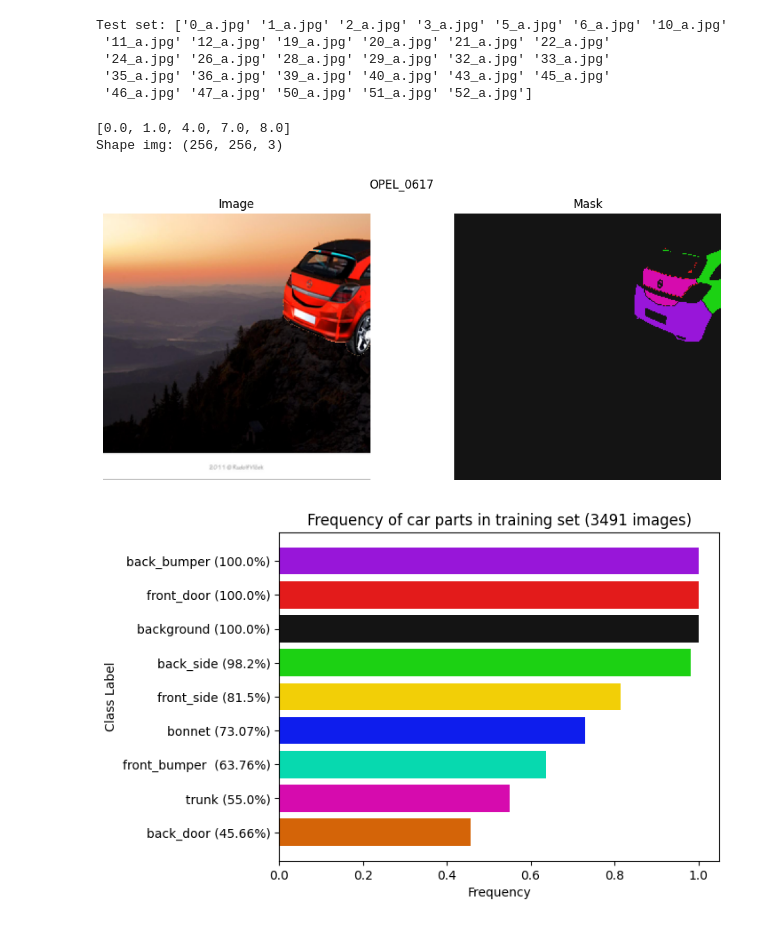
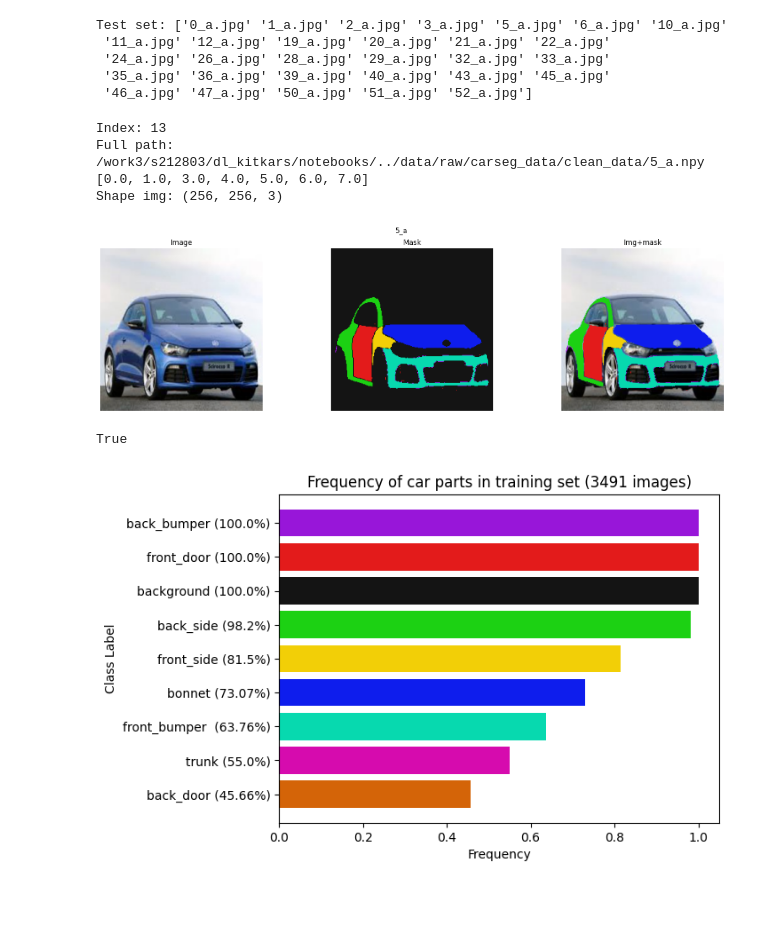
Before and after one commit to LaurineDargaud/dl_kitkars, a Jupyter notebook: notebooks/exploring_clean_data.ipynb, the cells around one changed output. Drawn from its saved outputs; the diff is of its cells as text; code cells hidden in the pictures; blank space fills up the shorter version.

Commit message:
infer prediction in notebook from model

```diff
--- a/notebooks/exploring_clean_data.ipynb
+++ b/notebooks/exploring_clean_data.ipynb
@@ -54,35 +54,60 @@ train_files = np.array(all_files)[np.array([not s in test_stems for s in all_ste
 # %%
 # see a random picture
 
-files_to_consider, paths_to_consider = train_files, train_paths
+#files_to_consider, paths_to_consider = train_files, train_paths
+files_to_consider, paths_to_consider = test_files, test_paths
 
-index = np.random.randint(len(files_to_consider))
-img_ex = train_files[index]
+#index = np.random.randint(len(files_to_consider))
+to_plot='5_a'
+index = np.argwhere(np.array([f.stem for f in paths_to_consider])==to_plot)[0][0]
+print('Index:', index)
+print('Full path:', paths_to_consider[index])
+
+img_ex = files_to_consider[index]
 
 labels_in_img = list(set(img_ex[3].flatten()))
 print(labels_in_img)
 
 anImage = (np.transpose(img_ex[:3], (1, 2, 0))*255).astype(int)
 print('Shape img:', anImage.shape)
 
-plt.figure(figsize=(12,5), facecolor='white')
+plt.figure(figsize=(20,5), facecolor='white')
 plt.suptitle(paths_to_consider[index].stem)
 
-plt.subplot(1,2,1)
+plt.subplot(1,3,1)
 plt.title('Image')
 plt.imshow(anImage)
 plt.axis(False)
 
-plt.subplot(1,2,2)
+plt.subplot(1,3,2)
 plt.title('Mask')
 plt.imshow(mask_to_rgb(img_ex[3]), cmap='jet')
 plt.axis(False)
 
+alpha_array = np.argwhere(img_ex[3]==0)
+mask_img_real = mask_to_rgb(img_ex[3])
+for aPosition in alpha_array:
+    mask_img_real[aPosition[0] ,aPosition[1], :] = anImage[aPosition[0] ,aPosition[1], :]
+
+plt.subplot(1,3,3)
+plt.title('Img+mask')
+plt.imshow(mask_img_real)
+plt.axis(False)
+
 plt.show()
 # %% [output]
-[0.0, 1.0, 4.0, 7.0, 8.0]
+Index: 13
+Full path: /work3/s212803/dl_kitkars/notebooks/../data/raw/carseg_data/clean_data/5_a.npy
+[0.0, 1.0, 3.0, 4.0, 5.0, 6.0, 7.0]
 Shape img: (256, 256, 3)
-[figure, old version]
+[figure, new version]
+# %%
+import cv2
+
+# save img
+cv2.imwrite(paths_to_consider[index].stem+'.png', mask_img_real[:,:,[2,1,0]])
+# %% [output]
+True
 # %%
 # distribution of car parts
 
```
